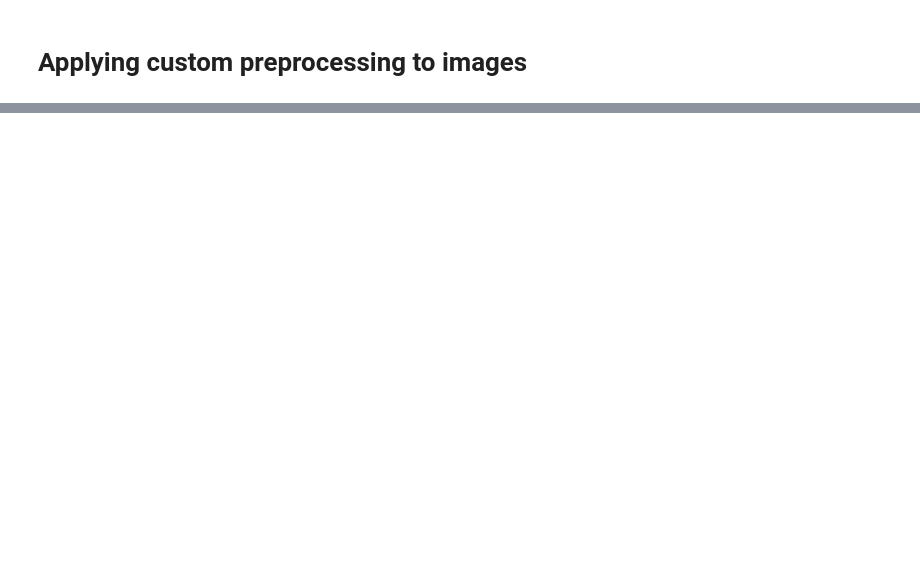
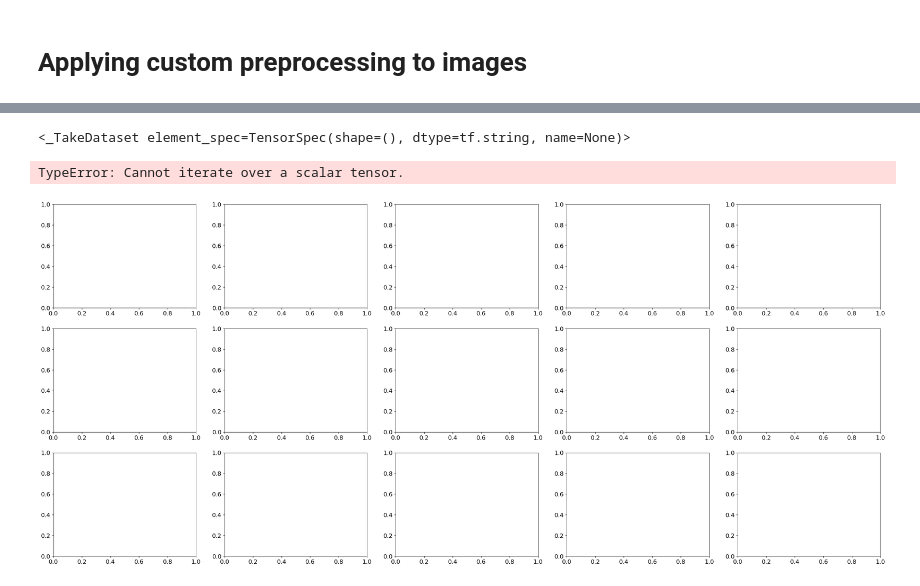
Before and after one commit to PedroAMtz/Cancer_de_Mama, a Jupyter notebook: models/Custom_processing_images.ipynb, the cells around one changed output, grey strips where cells are left out. Drawn from its saved outputs; the diff is of its cells as text; code cells hidden in the pictures; blank space fills up the shorter version.

```diff
--- a/models/Custom_processing_images.ipynb
+++ b/models/Custom_processing_images.ipynb
@@ -52,3 +107,17 @@ Filter applied unsuccessfully
+# %%
+dataset.take(1)
+# %% [output]
+<_TakeDataset element_spec=TensorSpec(shape=(), dtype=tf.string, name=None)>
+# %%
+matplotlib.rcParams.update({'font.size': 14})
+f, ax = plt.subplots(3, 5, figsize=(35,15))
+
+for idx, (img, label) in enumerate(dataset.take(15)):
+    ax[idx//5, idx%5].imshow((img.numpy()));
+    ax[idx//5, idx%5].axis('off')
+# %% [output]
+TypeError: Cannot iterate over a scalar tensor.
+[figure, added]
 # %%
 def plot_images(filename):
     matplotlib.rcParams.update({'font.size': 14})
```
Also changed, not shown: parts of 13 cells of this notebook.
